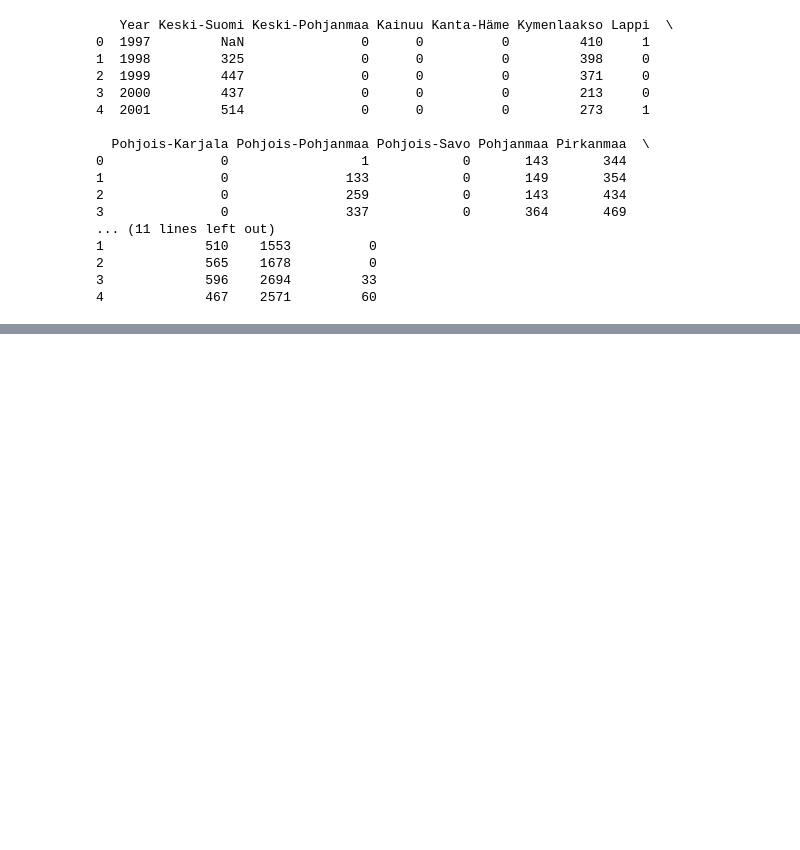
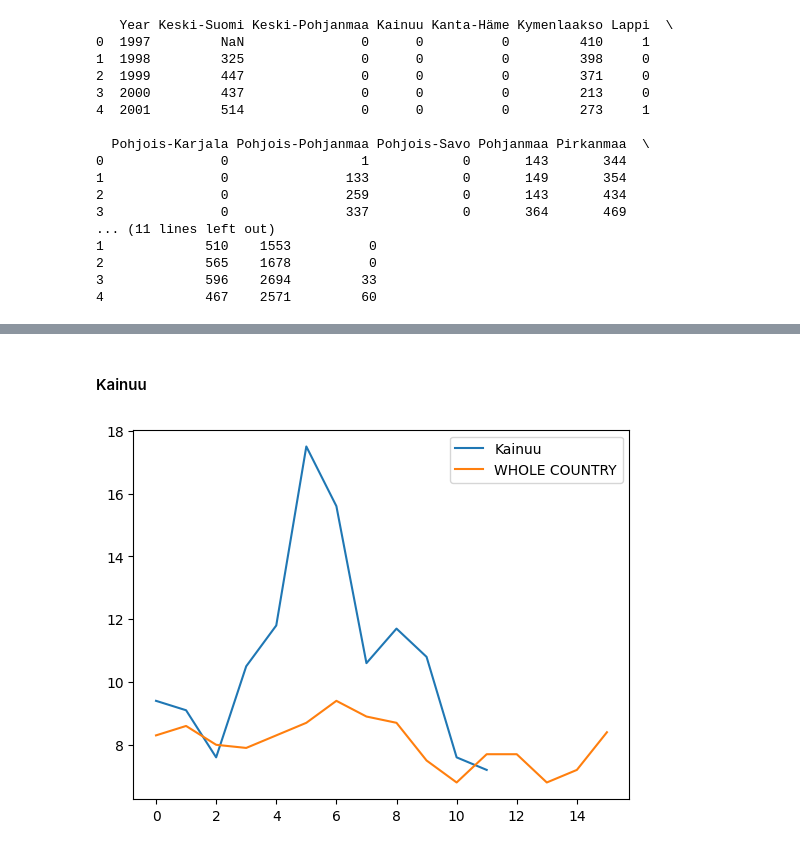
Before and after one commit to DilNuwan11/drug-usage-prediction, a Jupyter notebook: data/data_cleaning.ipynb, the cells around one changed output, grey strips where cells are left out. Saved outputs shown, nothing was run; the diff lists cells and outputs as text; code cells hidden in the pictures; blank space fills up the shorter version.

Commit message:
Add cleaned and melted unemployment rate data; Update the data cleaning notebook with imputation.

```diff
--- a/data/data_cleaning.ipynb
+++ b/data/data_cleaning.ipynb
@@ -415,0 +418,3 @@ print(df_pivot.head())
+# %%
+df = pd.read_csv('./raw/Unemployment_rate.csv', encoding='utf-8')
+df.head()
@@ -415,0 +429,5 @@ print(df_pivot.head())
+# %%
+# Deleting the region code
+df_regions = df
+df_regions.columns = ['Year', 'WHOLE COUNTRY'] + [col.split(' ', 1)[1] for col in df.columns if col.startswith('MK')]
+df_regions.head()
@@ -415,0 +461,5 @@ print(df_pivot.head())
+# %%
+import numpy as np
+
+df_regions.replace('.', np.nan, inplace=True)
+df_regions.head()
@@ -415,0 +500,15 @@ print(df_pivot.head())
+# %% [markdown]
+#### Kainuu
+# %%
+df_regions['Kainuu'] = pd.to_numeric(df_regions['Kainuu'], errors='coerce')
+df_regions['Kainuu'].plot()
+df_regions['WHOLE COUNTRY'].plot()
+
+import matplotlib.pyplot as plt
+
+plt.legend(['Kainuu', 'WHOLE COUNTRY'])
+plt.show()
+
+# I will impute just the last years with whole country data.
+# %% [output]
+[figure, added]
```
Also changed, not shown: parts of 22 cells of this notebook, 2 other files.
